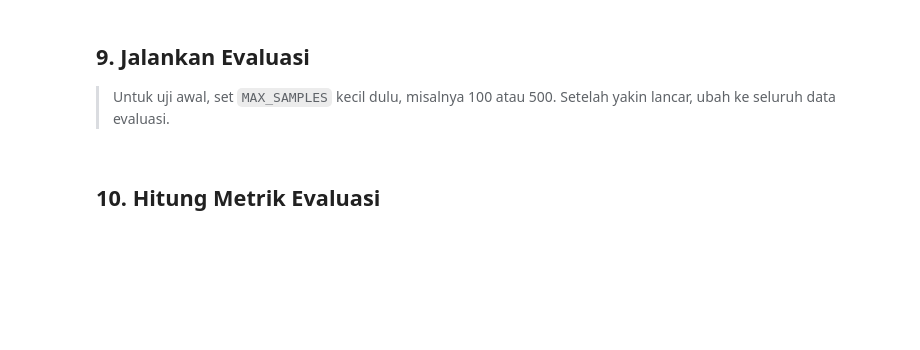
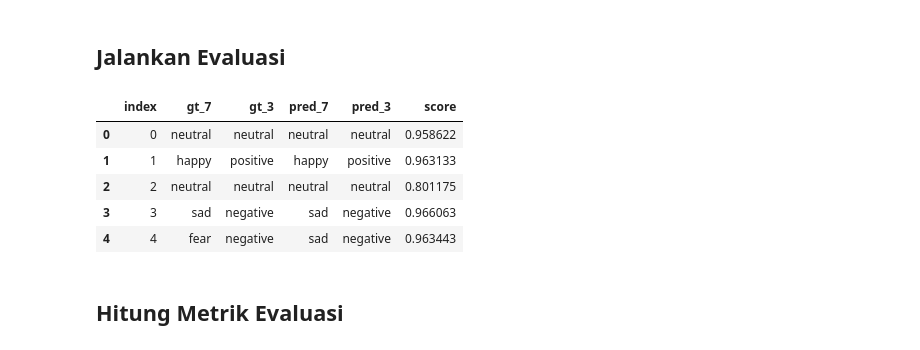
Before and after one commit to boyjambre/vagmiAI, a Jupyter notebook: ai_integration/FEM/fem_eval.ipynb, the cells around one changed output. Cells and saved outputs as stored; diff of their text form; code cells hidden in the pictures; blank space fills up the shorter version.

Commit message:
FEM Re-evaluation with larger dataset

```diff
--- a/ai_integration/FEM/fem_eval.ipynb
+++ b/ai_integration/FEM/fem_eval.ipynb
@@ -212,44 +204,48 @@ pred_example[:3]
 # %% [markdown]
-## 9. Jalankan Evaluasi
-
-> Untuk uji awal, set `MAX_SAMPLES` kecil dulu, misalnya 100 atau 500.
-> Setelah yakin lancar, ubah ke seluruh data evaluasi.
+## Jalankan Evaluasi
 # %%
+test_df = test_df.sample(frac=1, random_state=42).reset_index(drop=True)
 
-MAX_SAMPLES = min(len(test_df), 500)  # ubah ke len(test_df) untuk full evaluation
-
+MAX_SAMPLES = min(len(test_df), 5000)
 y_true = []
 y_pred = []
 rows = []
 
 for i in range(MAX_SAMPLES):
     row = test_df.iloc[i]
 
-    img = fer_pixels_to_pil(row["pixels"])
+    img = fer_row_to_pil(row)
     gt_7 = row["emotion_name"]
     gt_3 = row["label_3"]
 
     pred = clf(img)[0]
     pred_7 = pred["label"].lower()
     pred_score = float(pred["score"])
     pred_3 = MAP_7_TO_3.get(pred_7, "negative")
 
     y_true.append(gt_3)
     y_pred.append(pred_3)
 
     rows.append({
         "index": i,
         "gt_7": gt_7,
         "gt_3": gt_3,
         "pred_7": pred_7,
         "pred_3": pred_3,
         "score": pred_score
     })
 
 result_df = pd.DataFrame(rows)
 result_df.head()
+# %% [output]
+|  | index | gt_7 | gt_3 | pred_7 | pred_3 | score |
+| 0 | 0 | neutral | neutral | neutral | neutral | 0.958622 |
+| 1 | 1 | happy | positive | happy | positive | 0.963133 |
+| 2 | 2 | neutral | neutral | neutral | neutral | 0.801175 |
+| 3 | 3 | sad | negative | sad | negative | 0.966063 |
+| 4 | 4 | fear | negative | sad | negative | 0.963443 |
 # %% [markdown]
-## 10. Hitung Metrik Evaluasi
+## Hitung Metrik Evaluasi
 # %%
 
 acc = accuracy_score(y_true, y_pred)
```
Also changed, not shown: parts of 24 cells of this notebook, 3 other files.
